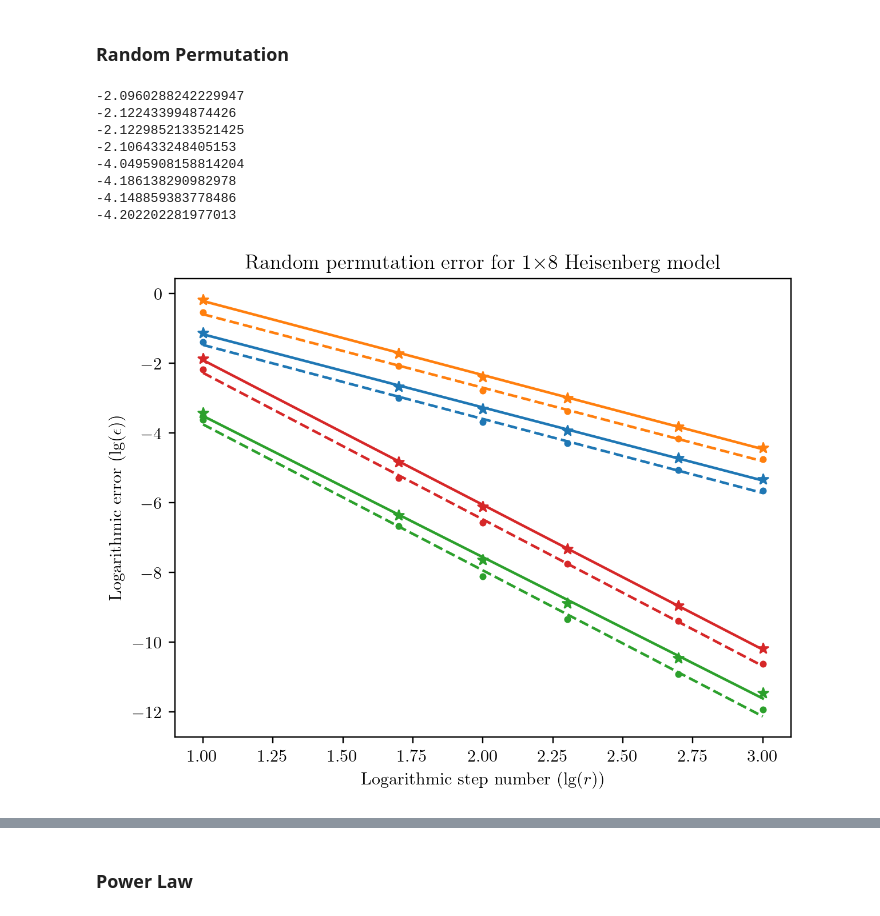
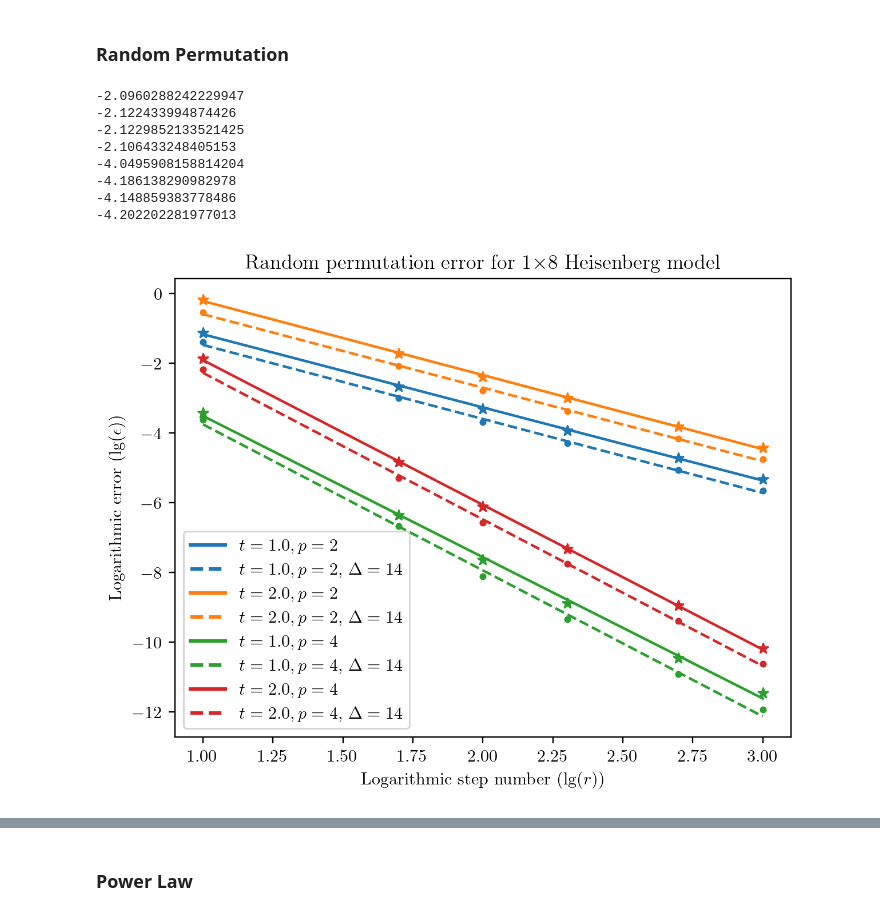
Before and after one commit to Qubit-Fernand/Digital-Quantum-Simulation, a Jupyter notebook: Figure/Plotting.ipynb, the cells around one changed output, grey strips where cells are left out. Drawn from its saved outputs; the diff is of its cells as text; code cells hidden in the pictures.

```diff
--- a/Figure/Plotting.ipynb
+++ b/Figure/Plotting.ipynb
@@ -349,35 +355,35 @@ ax.scatter(step_number, p_4_1, marker = '*', color = '#2ca02c')
 ax.plot(step_number_new, poly_p_4_1(step_number_new), color = '#2ca02c', linestyle = '-', label='$t=1.0, p=4$')
 
 ax.scatter(step_number, p_4_1_Delta, marker ='.', color = '#2ca02c')
 ax.plot(step_number_new, poly_p_4_1_Delta(step_number_new), color = '#2ca02c', linestyle = '--', label='$t=1.0, p=4$, $\Delta = {Delta}$'.format(Delta = Delta))
 
 ax.scatter(step_number, p_4_2, marker = '*', color = '#d62728')
 ax.plot(step_number_new, poly_p_4_2(step_number_new), color = '#d62728', linestyle = '-', label='$t=2.0, p=4$')
 
 ax.scatter(step_number, p_4_2_Delta, marker ='.', color = '#d62728')
 ax.plot(step_number_new, poly_p_4_2_Delta(step_number_new), color = '#d62728', linestyle = '--', label='$t=2.0, p=4$, $\Delta = {Delta}$'.format(Delta = Delta))
-# ax.legend(handler_map={plt.Line2D: ColorLineStyleHandler()})
+ax.legend(handler_map={plt.Line2D: ColorLineStyleHandler()})
 
 print(poly_p_2_1[1])
 print(poly_p_2_1_Delta[1])
 print(poly_p_2_2[1])
 print(poly_p_2_2_Delta[1])
 print(poly_p_4_1[1])
 print(poly_p_4_1_Delta[1])
 print(poly_p_4_2[1])
 print(poly_p_4_2_Delta[1])
 
 fig.savefig('Permutation-1x8.pdf', dpi=600, format='pdf')
 # %% [output]
 -2.0960288242229947
 -2.122433994874426
 -2.1229852133521425
 -2.106433248405153
 -4.0495908158814204
 -4.186138290982978
 -4.148859383778486
 -4.202202281977013
-[figure, old version]
+[figure, new version]
 # %%
 # Random Permutation Error on Heisenberg Model: n-dependence, fix r = 1000
 Delta = 14
```
Also changed, not shown: parts of 9 cells of this notebook, 10 other files.
